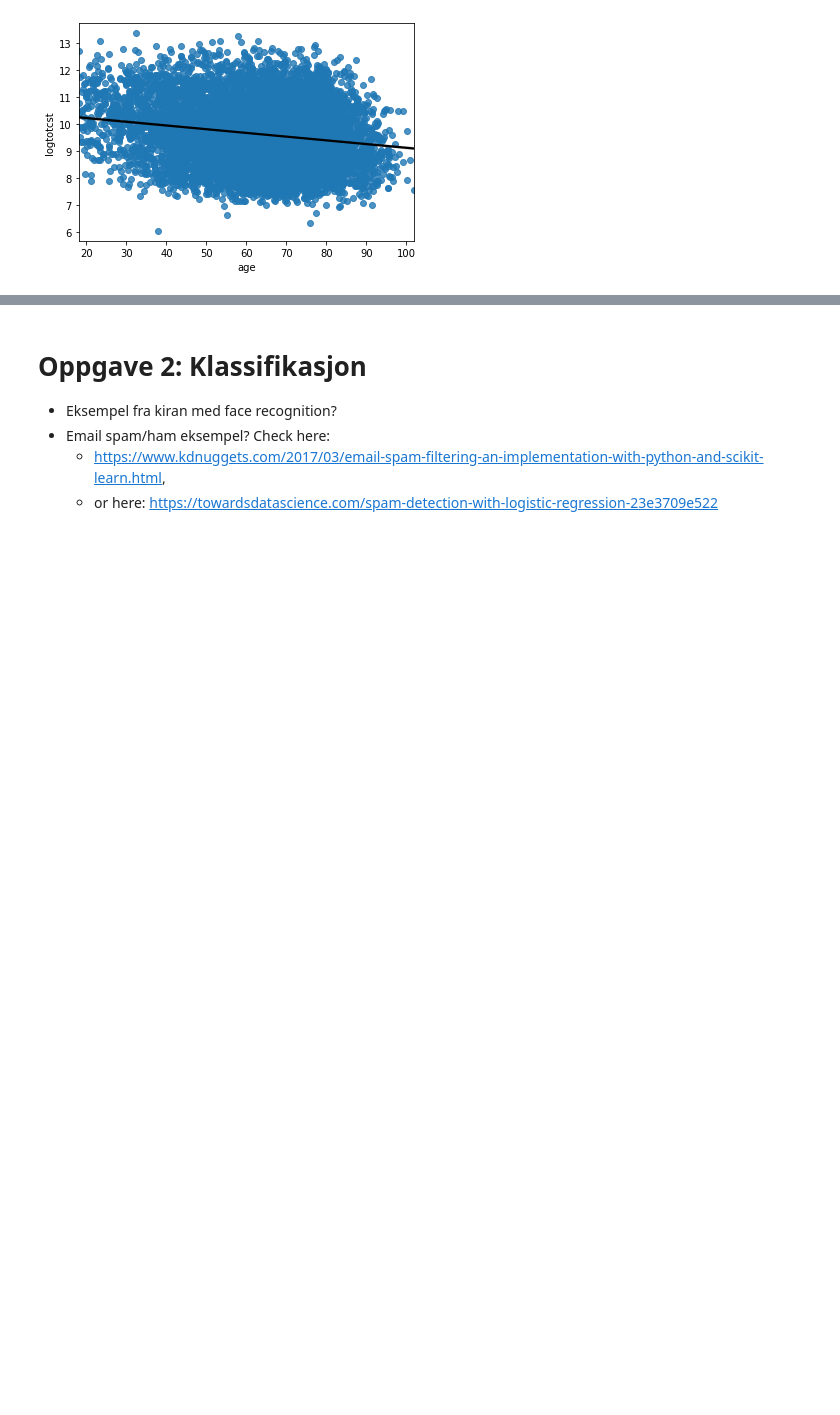
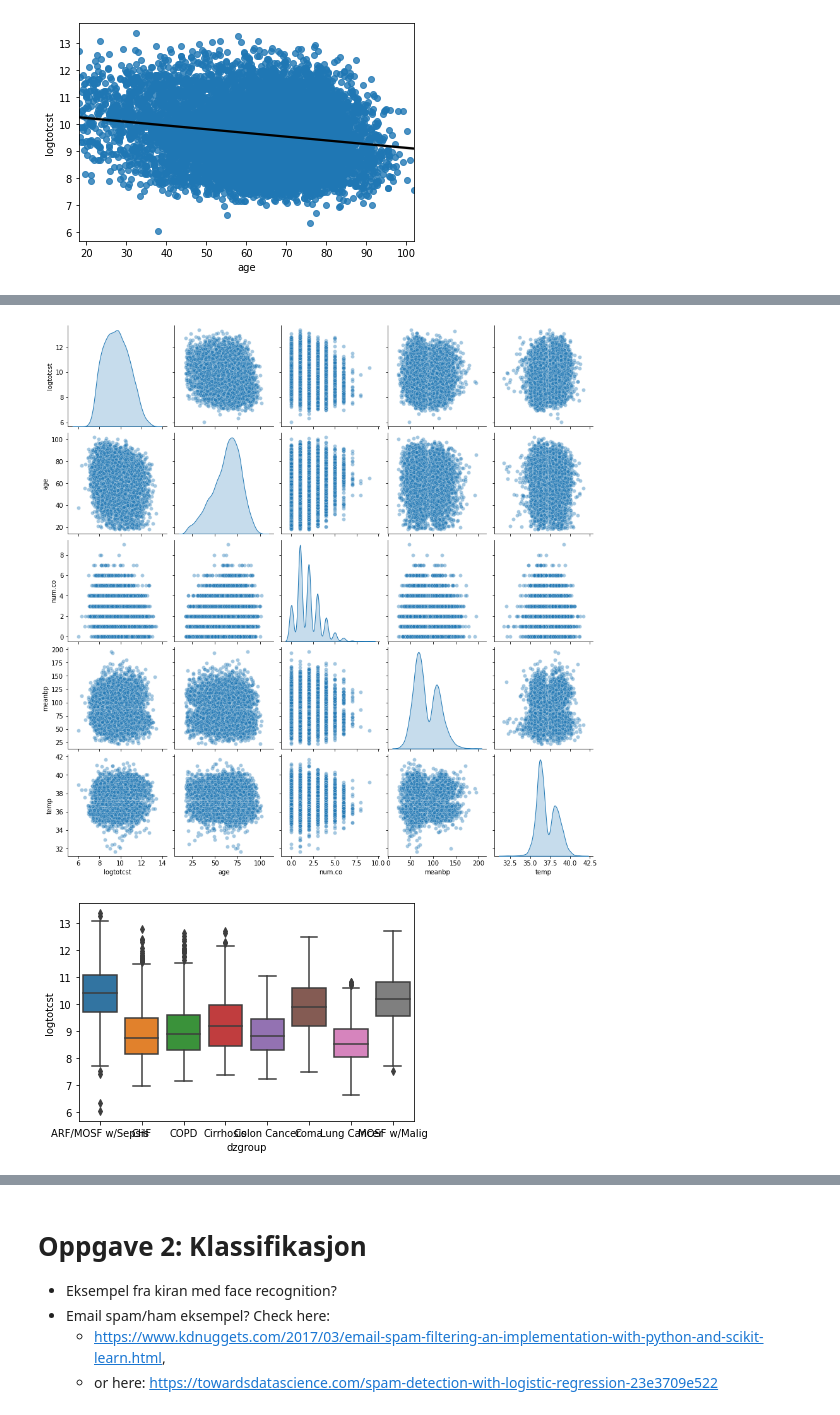
Before and after one commit to stefaniemuff/ISTx1003, a Jupyter notebook: Prosjekt2021/Prosjekt1003.ipynb, the cells around one changed output, grey strips where cells are left out. Drawn from its saved outputs; the diff is of its cells as text; code cells hidden in the pictures; blank space fills up the shorter version.

```diff
--- a/Prosjekt2021/Prosjekt1003.ipynb
+++ b/Prosjekt2021/Prosjekt1003.ipynb
@@ -234,0 +295,21 @@ sns.regplot(x=df['age'],y=df['logtotcst'],line_kws={"color": "black"})
+# %%
+# Kryssplott av logtotcst mot age, num.co, meanbp og temp
+# På diagonalen er glattede histogrammer (tetthetsplott) av  logtotcst, age, num.co, meanbp og temp
+sns.pairplot(data=df, vars = ['logtotcst','age','num.co','meanbp','temp'],
+             diag_kind = 'kde',
+             plot_kws=dict(alpha=0.4))
+plt.show()
+
+# Boksplott av Blodceller for hvert Kjoenn og for hver Sport
+
+ax = sns.boxplot(x="dzgroup", y="logtotcst", data=df)
+plt.show()
+
+sns.pairplot(df, vars = ['logtotcst','age','num.co'],
+             hue = 'dzgroup',
+             diag_kind = 'kde',
+             plot_kws=dict(alpha=0.4))
+plt.show()
+# %% [output]
+[figure, added]
+[figure, added]
```
Also changed, not shown: parts of 19 cells of this notebook.
